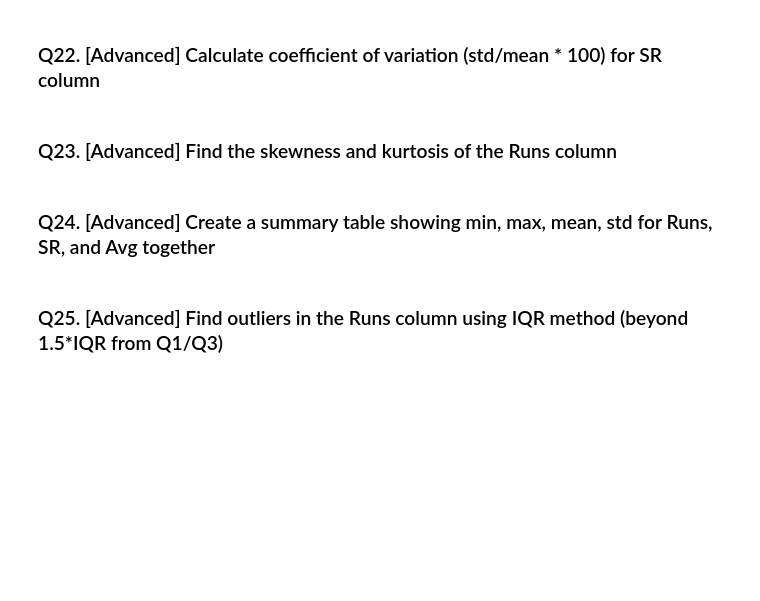
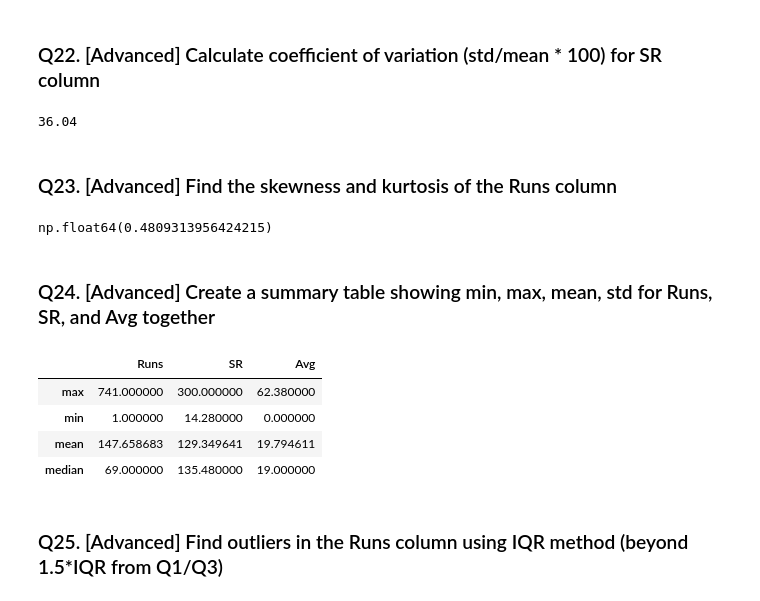
Before and after one commit to Harshit-kumar38/IPL-Dataset-Analysis-Pandas-, a Jupyter notebook: IPL_Pandas_Practice_275Q.ipynb, the cells around one changed output. Saved outputs shown, nothing was run; the diff lists cells and outputs as text; code cells hidden in the pictures; blank space fills up the shorter version.

```diff
--- a/IPL_Pandas_Practice_275Q.ipynb
+++ b/IPL_Pandas_Practice_275Q.ipynb
@@ -568,14 +681,29 @@ Name: count, dtype: int64
 ### Q22. [Advanced] Calculate coefficient of variation (std/mean * 100) for SR column
 # %%
 # Your code here
+cov = ((df['SR'].std())/(df['SR'].mean()))*100
+print(cov.round(2))
+# %% [output]
+36.04
 # %% [markdown]
 ### Q23. [Advanced] Find the skewness and kurtosis of the Runs column
 # %%
 # Hint: df['Runs'].skew(), df['Runs'].kurt()
+df['Runs'].skew()
+df['Runs'].kurt()
+# %% [output]
+np.float64(0.4809313956424215)
 # %% [markdown]
 ### Q24. [Advanced] Create a summary table showing min, max, mean, std for Runs, SR, and Avg together
 # %%
 # Hint: use .agg() on multiple columns
+df[['Runs','SR','Avg']].agg(['max','min','mean','median'])
+# %% [output]
+|  | Runs | SR | Avg |
+| max | 741.000000 | 300.000000 | 62.380000 |
+| min | 1.000000 | 14.280000 | 0.000000 |
+| mean | 147.658683 | 129.349641 | 19.794611 |
+| median | 69.000000 | 135.480000 | 19.000000 |
 # %% [markdown]
 ### Q25. [Advanced] Find outliers in the Runs column using IQR method (beyond 1.5*IQR from Q1/Q3)
 # %%
```
Also changed, not shown: parts of 13 cells of this notebook.
